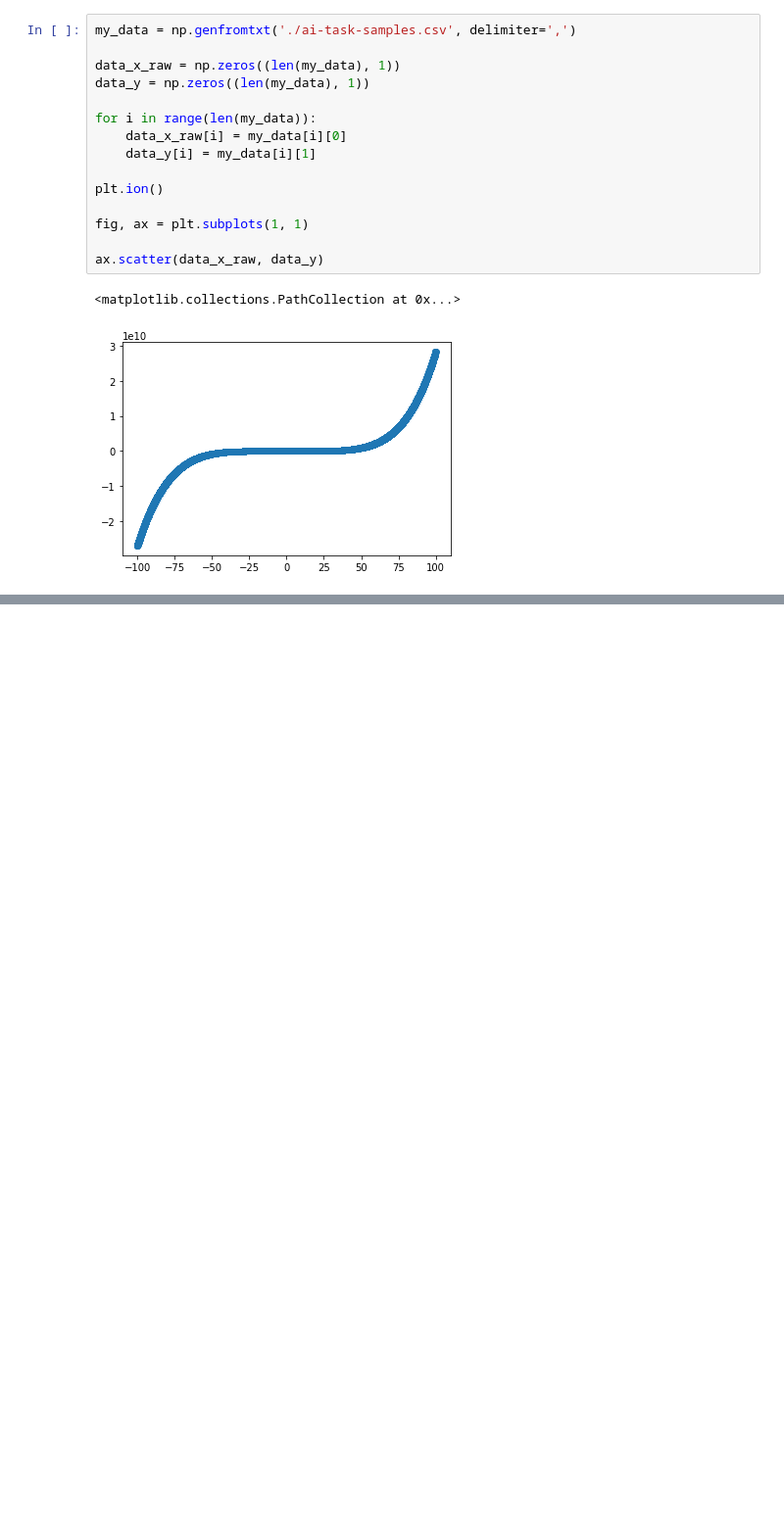
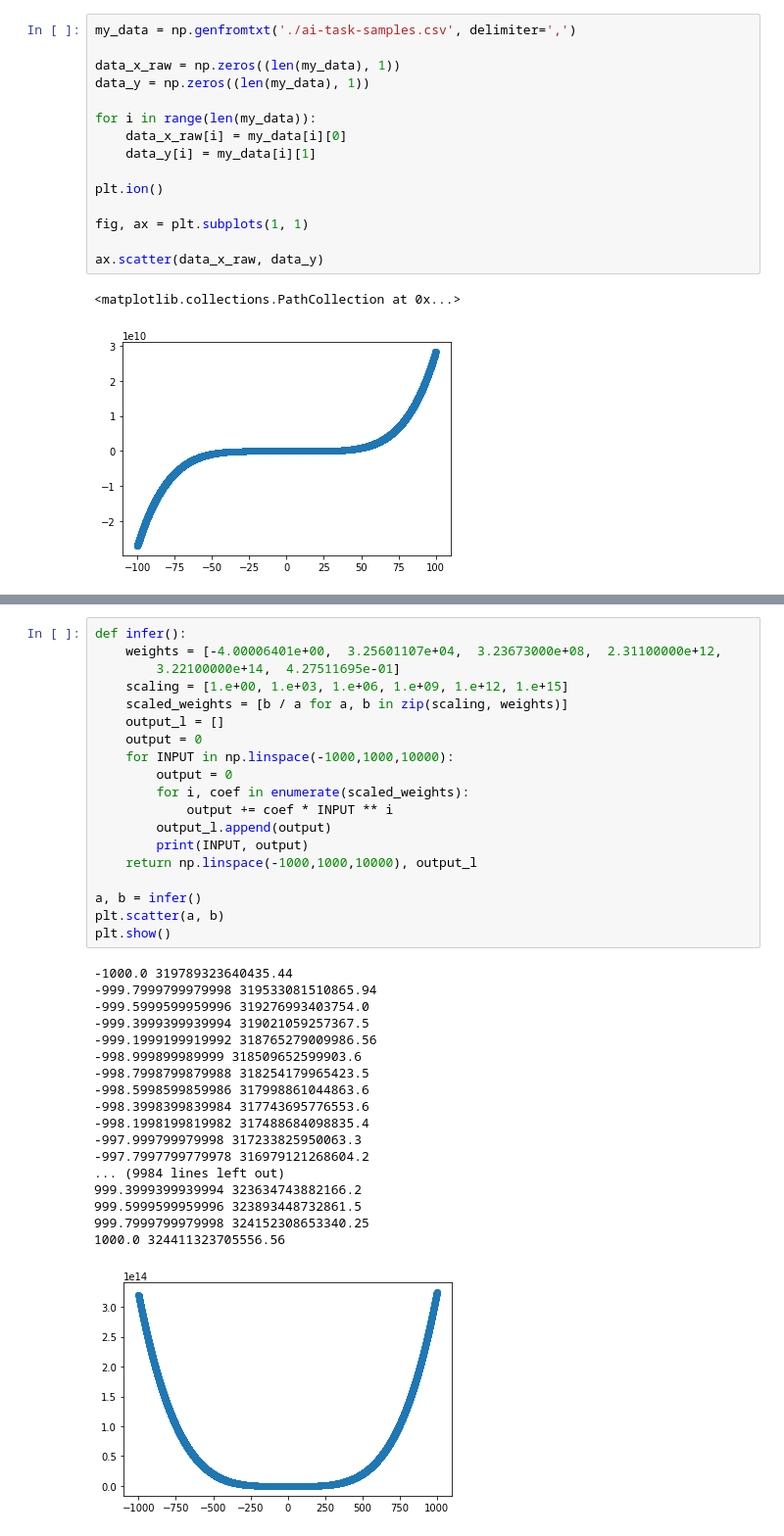
Before and after one commit to jakubkarczewski/PolynomialRegression, a Jupyter notebook: Tests.ipynb, the cells around one changed output, grey strips where cells are left out. Shown at 98% size. Saved outputs shown, nothing was run; the diff lists cells and outputs as text; blank space fills up the shorter version.

```diff
--- a/Tests.ipynb
+++ b/Tests.ipynb
@@ -45,0 +86,38 @@ plt.show()
+# %%
+def infer():
+    weights = [-4.00006401e+00,  3.25601107e+04,  3.23673000e+08,  2.31100000e+12,
+        3.22100000e+14,  4.27511695e-01]
+    scaling = [1.e+00, 1.e+03, 1.e+06, 1.e+09, 1.e+12, 1.e+15]
+    scaled_weights = [b / a for a, b in zip(scaling, weights)]
+    output_l = []
+    output = 0
+    for INPUT in np.linspace(-1000,1000,10000):
+        output = 0
+        for i, coef in enumerate(scaled_weights):
+            output += coef * INPUT ** i
+        output_l.append(output)
+        print(INPUT, output)
+    return np.linspace(-1000,1000,10000), output_l
+
+a, b = infer()
+plt.scatter(a, b)
+plt.show()
+# %% [output]
+-1000.0 319789323640435.44
+-999.7999799979998 319533081510865.94
+-999.5999599959996 319276993403754.0
+-999.3999399939994 319021059257367.5
+-999.1999199919992 318765279009986.56
+-998.999899989999 318509652599903.6
+-998.7998799879988 318254179965423.5
+-998.5998599859986 317998861044863.6
+-998.3998399839984 317743695776553.6
+-998.1998199819982 317488684098835.4
+-997.999799979998 317233825950063.3
+-997.7997799779978 316979121268604.2
+... (9984 lines left out)
+999.3999399939994 323634743882166.2
+999.5999599959996 323893448732861.5
+999.7999799979998 324152308653340.25
+1000.0 324411323705556.56
+[figure, added]
```
Also changed, not shown: parts of 5 cells of this notebook, 1 other file.
